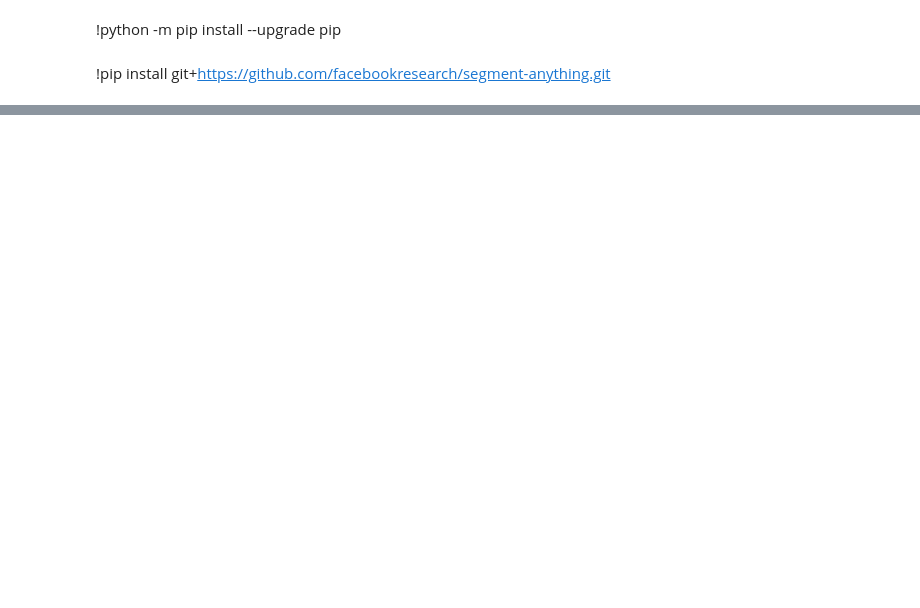
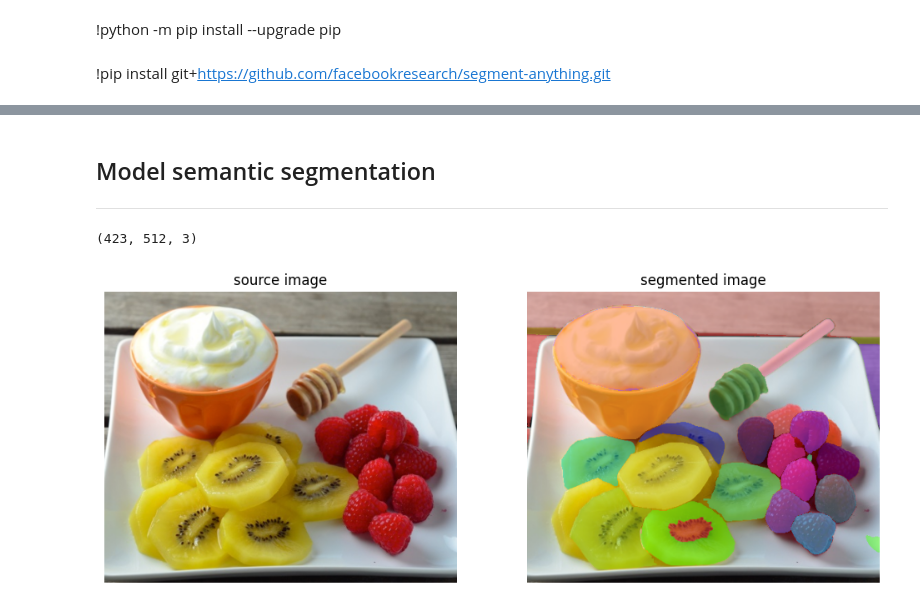
Before and after one commit to fernandocfbf/food-macro-analyzer, a Jupyter notebook: segmentation_SAM_model.ipynb, the cells around one changed output, grey strips where cells are left out. Cells and saved outputs as stored; diff of their text form; code cells hidden in the pictures; blank space fills up the shorter version.

```diff
--- a/segmentation_SAM_model.ipynb
+++ b/segmentation_SAM_model.ipynb
@@ -42,0 +5,3 @@ sv.plot_images_grid(
+# %% [markdown]
+## Model semantic segmentation
+---
@@ -42,0 +22,2 @@ sv.plot_images_grid(
+# %%
+sam_model = SAMModel()
@@ -42,0 +26,11 @@ sv.plot_images_grid(
+# %%
+test_image_idx = random.randint(0, len(image_dataset) - 1)
+test_image = np.array(image_dataset[test_image_idx]["image"])
+image_rgb = cv2.cvtColor(test_image, cv2.COLOR_BGR2RGB)
+image_rgb.shape
+# %% [output]
+(423, 512, 3)
+# %%
+sam_model.preview_image_segmentation(image_rgb, merge_similar=True)
+# %% [output]
+[figure, added]
```
Also changed, not shown: parts of 16 cells of this notebook, 5 other files.
